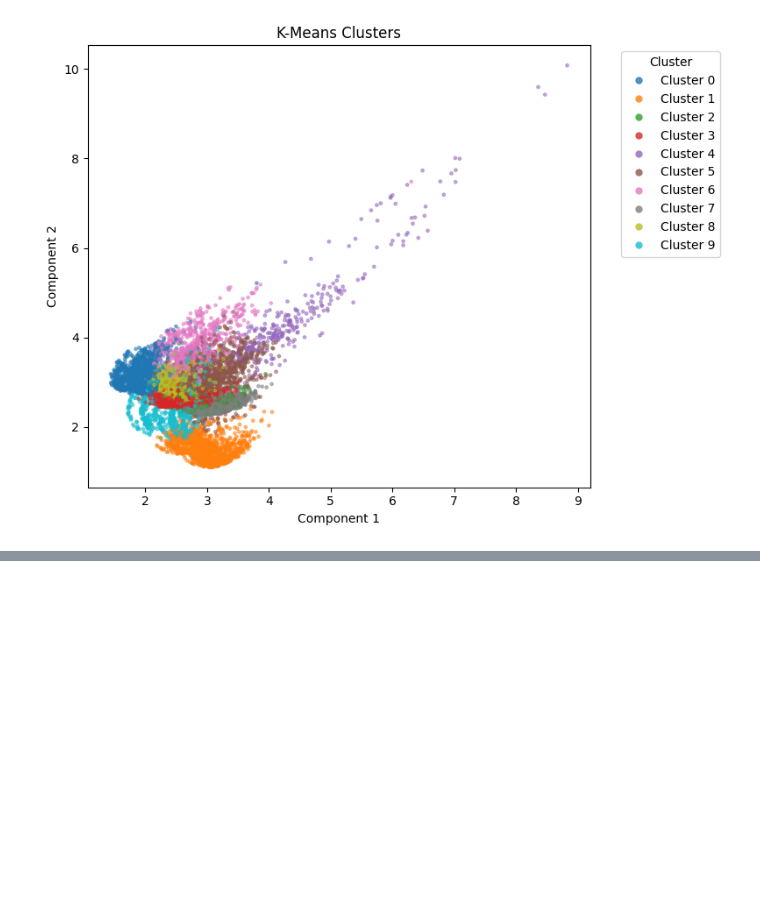
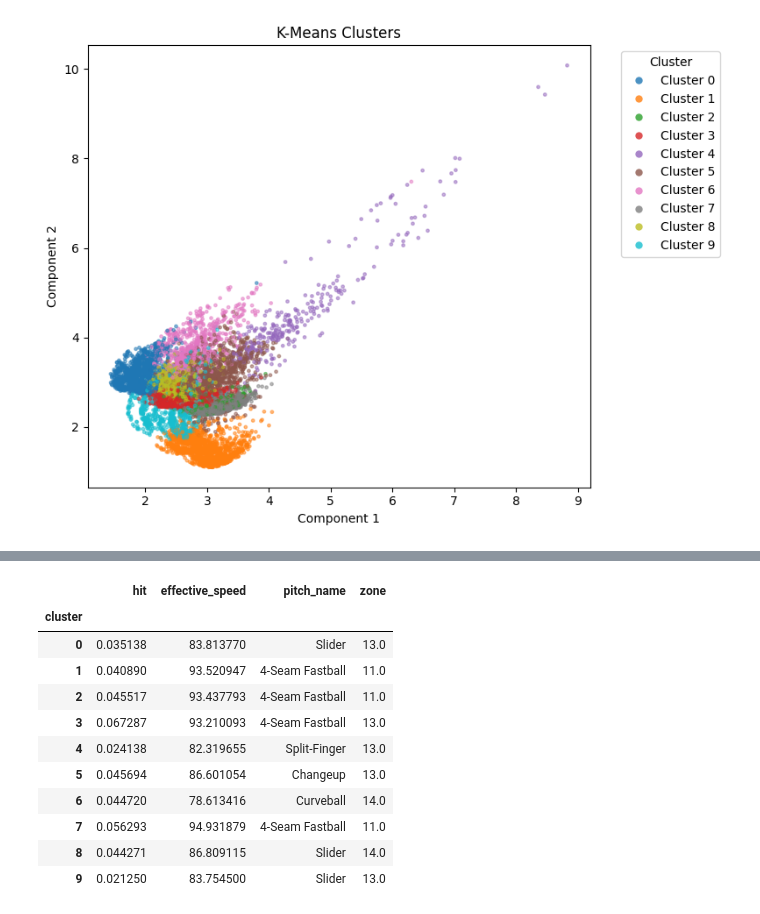
Before and after one commit to Sam-Kirkham/Stat-486-Final-Project, a Jupyter notebook: UnSupervised Models/K-Means.ipynb, the cells around one changed output, grey strips where cells are left out. Drawn from its saved outputs; the diff is of its cells as text; code cells hidden in the pictures; blank space fills up the shorter version.

Commit message:
Updated requirements, completed deliv. 4, added table to k-means

```diff
--- a/UnSupervised Models/K-Means.ipynb
+++ b/UnSupervised Models/K-Means.ipynb
@@ -102,0 +127,11 @@ plot_cluster_embedding(X_transformed, kmeans_labels,  title="K-Means Clusters")
+# %%
+X_train_clusters = X_train.copy()
+X_train_clusters['cluster'] = kmeans_labels
+
+num_summary = (
+    X_train_clusters
+    .groupby('cluster')[['effective_speed', 'release_spin_rate']]
+    .mean()
+)
+
+print(num_summary)
@@ -102,0 +238,23 @@ plot_cluster_embedding(X_transformed, kmeans_labels,  title="K-Means Clusters")
+# %%
+cluster_summary = X_train_clusters.copy()
+cluster_summary['hit'] = y_train.values
+
+cluster_summary.groupby('cluster').agg({
+    'hit': 'mean',
+    'effective_speed': 'mean',
+    'pitch_name': lambda x: x.value_counts().index[0],
+    'zone': lambda x: x.value_counts().index[0]
+})
+# %% [output]
+|  | hit | effective_speed | pitch_name | zone |
+| cluster |  |  |  |  |
+| 0 | 0.035138 | 83.813770 | Slider | 13.0 |
+| 1 | 0.040890 | 93.520947 | 4-Seam Fastball | 11.0 |
+| 2 | 0.045517 | 93.437793 | 4-Seam Fastball | 11.0 |
+| 3 | 0.067287 | 93.210093 | 4-Seam Fastball | 13.0 |
+| 4 | 0.024138 | 82.319655 | Split-Finger | 13.0 |
+| 5 | 0.045694 | 86.601054 | Changeup | 13.0 |
+| 6 | 0.044720 | 78.613416 | Curveball | 14.0 |
+| 7 | 0.056293 | 94.931879 | 4-Seam Fastball | 11.0 |
+| 8 | 0.044271 | 86.809115 | Slider | 14.0 |
+| 9 | 0.021250 | 83.754500 | Slider | 13.0 |
```
Also changed, not shown: parts of 8 cells of this notebook, 2 other files.
